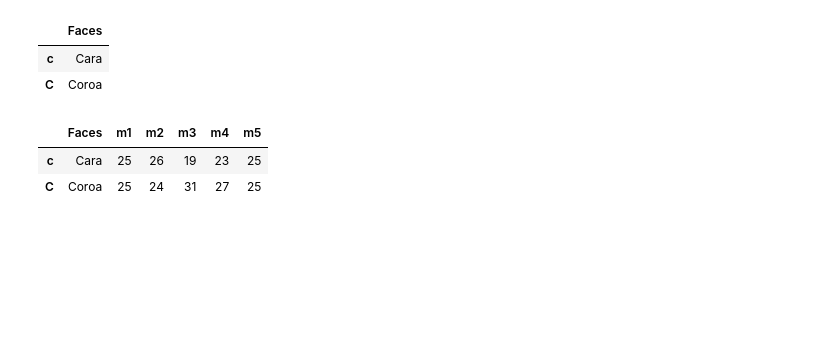
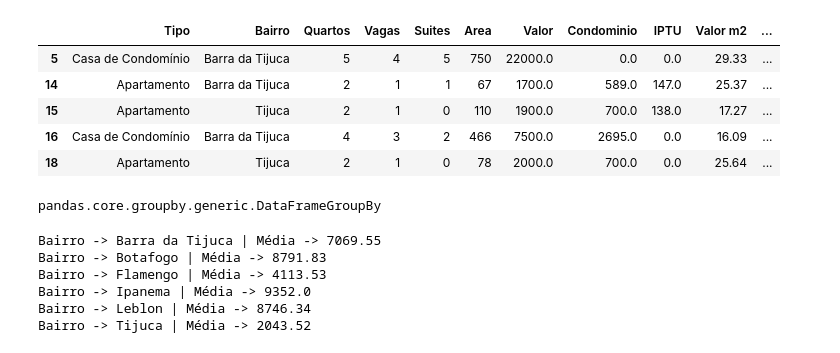
Before and after one commit to ciqueti/Curso-Pandas, a Jupyter notebook: teste.ipynb, the cells around one changed output. Drawn from its saved outputs; the diff is of its cells as text; code cells hidden in the pictures; blank space fills up the shorter version.

Commit message:
pandas

```diff
--- a/teste.ipynb
+++ b/teste.ipynb
@@ -56,2 +14,0 @@ df.head()
-# %%
-df.pop('Quartos')
@@ -80,2 +14,0 @@ df.head()
-# %%
-df.drop(['Suites', 'Bairro'], axis=1, inplace=True)
@@ -108,15 +15,12 @@ moedas.head()
-# %%
-df = pd.DataFrame(data=['Cara', 'Coroa'], columns=['Faces'], index=['c', 'C'])
-df
-# %% [output]
-|  | Faces |
-| c | Cara |
-| C | Coroa |
-# %%
-for item in moedas:
-    df = pd.concat([df,moedas[item].value_counts()], axis=1)
-df
-# %% [output]
-|  | Faces | m1 | m2 | m3 | m4 | m5 |
-| c | Cara | 25 | 26 | 19 | 23 | 25 |
-| C | Coroa | 25 | 24 | 31 | 27 | 25 |
+# %%
+bairro = ['Barra da Tijuca', 'Ipanema', 'Leblon', 'Botafogo', 'Flamengo', 'Tijuca']
+selecao = df['Bairro'].isin(bairro)
+df = df[selecao]
+df.head()
+# %% [output]
+|  | Tipo | Bairro | Quartos | Vagas | Suites | Area | Valor | Condominio | IPTU | Valor m2 | ... |
+| 5 | Casa de Condomínio | Barra da Tijuca | 5 | 4 | 5 | 750 | 22000.0 | 0.0 | 0.0 | 29.33 | ... |
+| 14 | Apartamento | Barra da Tijuca | 2 | 1 | 1 | 67 | 1700.0 | 589.0 | 147.0 | 25.37 | ... |
+| 15 | Apartamento | Tijuca | 2 | 1 | 0 | 110 | 1900.0 | 700.0 | 138.0 | 17.27 | ... |
+| 16 | Casa de Condomínio | Barra da Tijuca | 4 | 3 | 2 | 466 | 7500.0 | 2695.0 | 0.0 | 16.09 | ... |
+| 18 | Apartamento | Tijuca | 2 | 1 | 0 | 78 | 2000.0 | 700.0 | 0.0 | 25.64 | ... |
@@ -122,0 +29,14 @@ df
+# %%
+type(grupo_bairro)
+# %% [output]
+pandas.core.groupby.generic.DataFrameGroupBy
+# %%
+for k, v in grupo_bairro:
+    print(f'Bairro -> {k} | Média -> {round((v["Valor"].mean()),2)}')
+# %% [output]
+Bairro -> Barra da Tijuca | Média -> 7069.55
+Bairro -> Botafogo | Média -> 8791.83
+Bairro -> Flamengo | Média -> 4113.53
+Bairro -> Ipanema | Média -> 9352.0
+Bairro -> Leblon | Média -> 8746.34
+Bairro -> Tijuca | Média -> 2043.52
```
Also changed, not shown: parts of 21 cells of this notebook, 8 other files.
